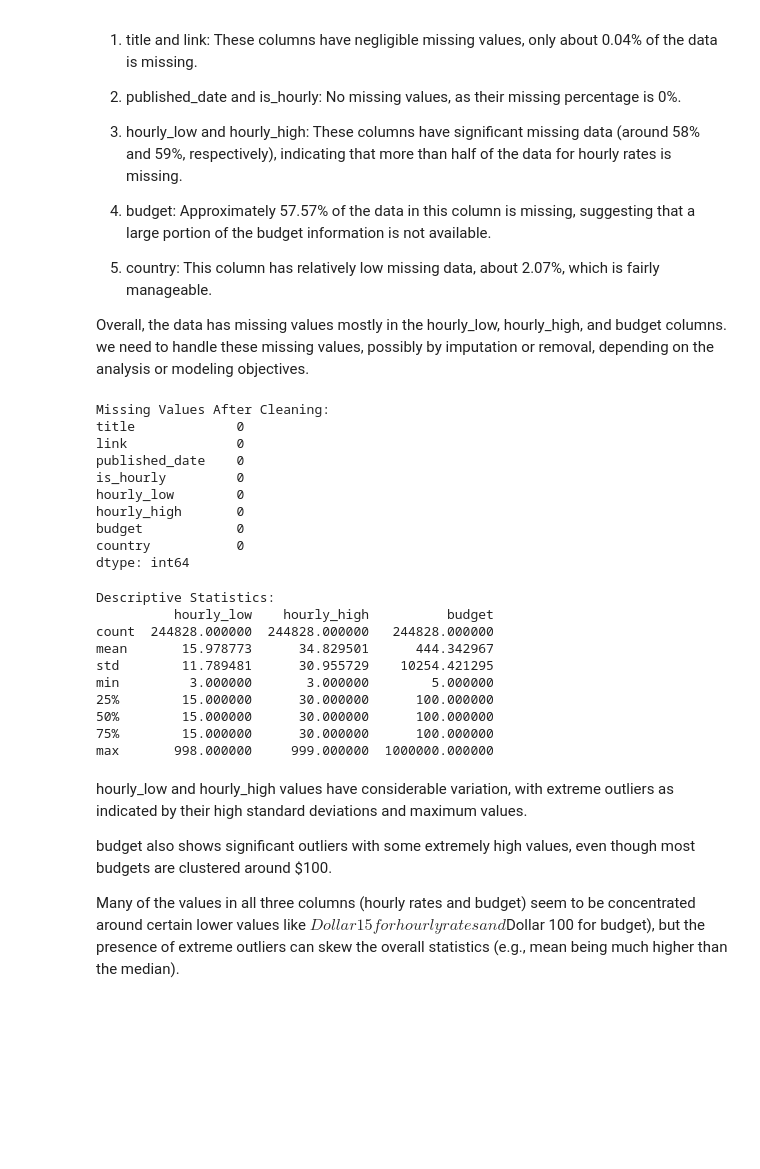
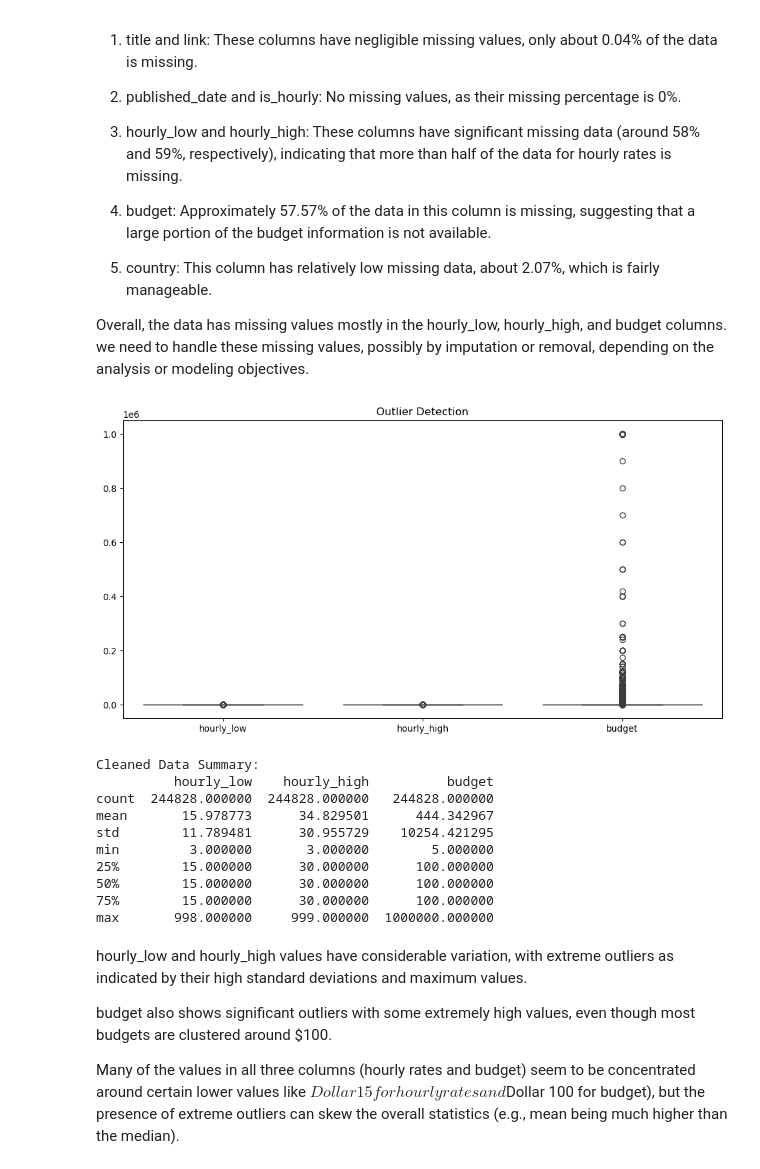
Before and after one commit to deewanker/Career_Trends, a Jupyter notebook: Career_Trends_Explorer.ipynb, the cells around one changed output. Saved outputs shown, nothing was run; the diff lists cells and outputs as text; code cells hidden in the pictures; blank space fills up the shorter version.

```diff
--- a/Career_Trends_Explorer.ipynb
+++ b/Career_Trends_Explorer.ipynb
@@ -156,23 +177,17 @@ jobs['country'] = jobs['country'].fillna('Unknown')
 jobs['published_date'] = pd.to_datetime(jobs['published_date'])
 # %%
-print("\nMissing Values After Cleaning:")
-print(jobs.isnull().sum())
+# Outlier detection
+plt.figure(figsize=(12, 6))
+sns.boxplot(data=jobs[['hourly_low', 'hourly_high', 'budget']])
+plt.title("Outlier Detection")
+plt.show()
 # %% [output]
-Missing Values After Cleaning:
-title             0
-link              0
-published_date    0
-is_hourly         0
-hourly_low        0
-hourly_high       0
-budget            0
-country           0
-dtype: int64
+[figure, added]
 # %%
-print("\nDescriptive Statistics:")
+print("\nCleaned Data Summary:")
 print(jobs.describe())
 # %% [output]
-Descriptive Statistics:
+Cleaned Data Summary:
           hourly_low    hourly_high          budget
 count  244828.000000  244828.000000   244828.000000
 mean       15.978773      34.829501      444.342967
```
Also changed, not shown: parts of 40 cells of this notebook.
